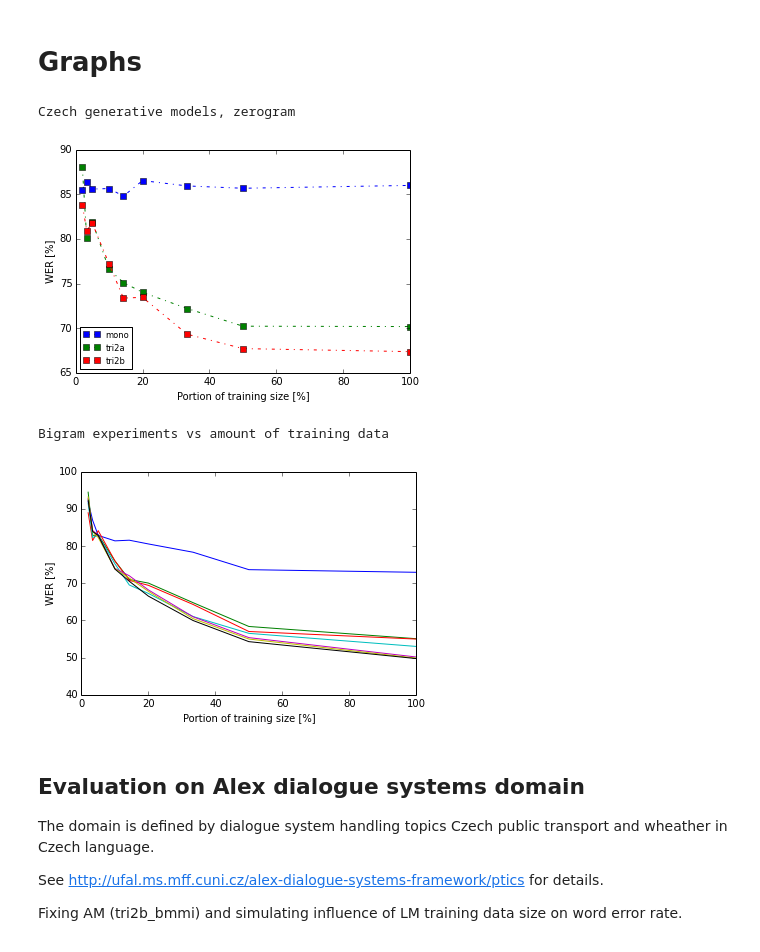
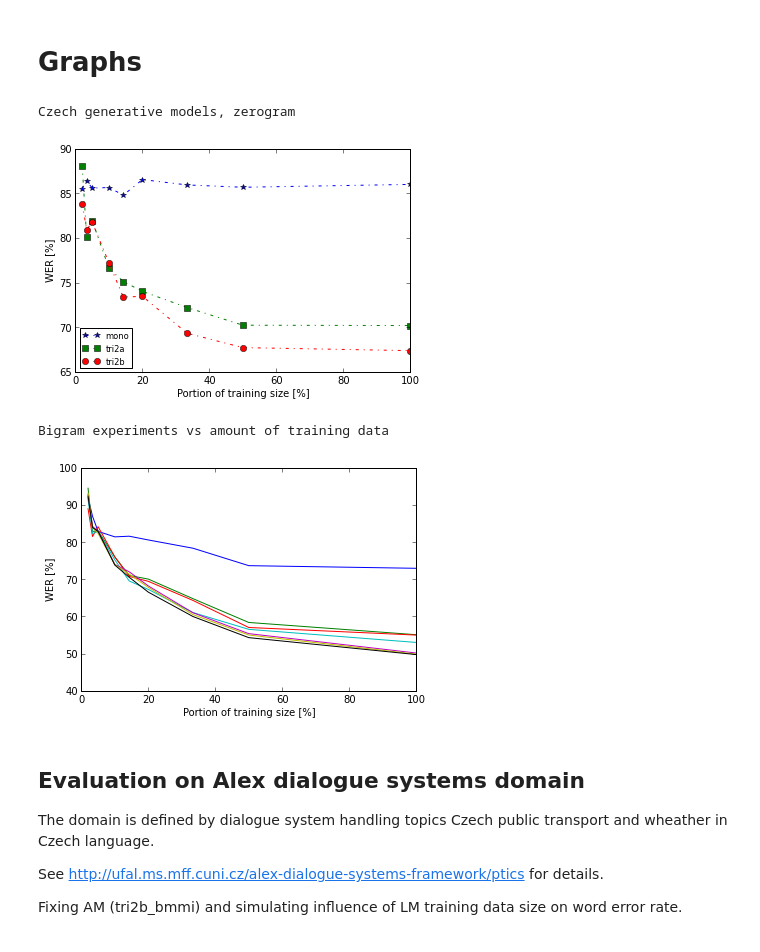
Before and after one commit to oplatek/pykaldi-partial-train-data, a Jupyter notebook: pykaldi-plot-partial.ipynb, the cells around one changed output. Cells and saved outputs as stored; diff of their text form; code cells hidden in the pictures.

Commit message:
fixed graphs

```diff
--- a/pykaldi-plot-partial.ipynb
+++ b/pykaldi-plot-partial.ipynb
@@ -55,22 +53,23 @@ Graphs
 ======
 # %%
 wanted = ['mono', 'tri2a', 'tri2b']
+line_style = {'-.s','-.*', '-.o'}
 legend_list = []
 for i, exp in enumerate(exp_names):
     #print len(data_count), len(zerogram_exps[i]), '\n\n'
     if exp not in wanted:
         continue
-    p, = plot(data_count, [e[i] for e in zerogram_exps],'-.s')
+    p, = plot(data_count, [e[i] for e in zerogram_exps], line_style.pop())
     legend_list.append(p)
 legend(legend_list, wanted, loc=3, prop={'size':'small'})
 
 print('Czech generative models, zerogram')
 ylabel('WER [%]')
 xlabel('Portion of training size [%]')
 savefig('partial-zerogram.ps', bbox_inches='tight')
 # %% [output]
 Czech generative models, zerogram
-[figure, old version]
+[figure, new version]
 # %%
 for i, exp in enumerate(exp_names):
     #print len(data_count), len(zerogram_exps[i]), '\n\n'
@@ -81,7 +80,7 @@ print('Bigram experiments vs amount of training data')
 savefig('partial-bigram.ps', bbox_inches='tight')
 # %% [output]
 Bigram experiments vs amount of training data
-[figure, old version]
+[figure, new version]
 # %% [markdown]
 Evaluation on Alex dialogue systems domain
 ------------------------------------------
```
Also changed, not shown: parts of 2 cells of this notebook.
